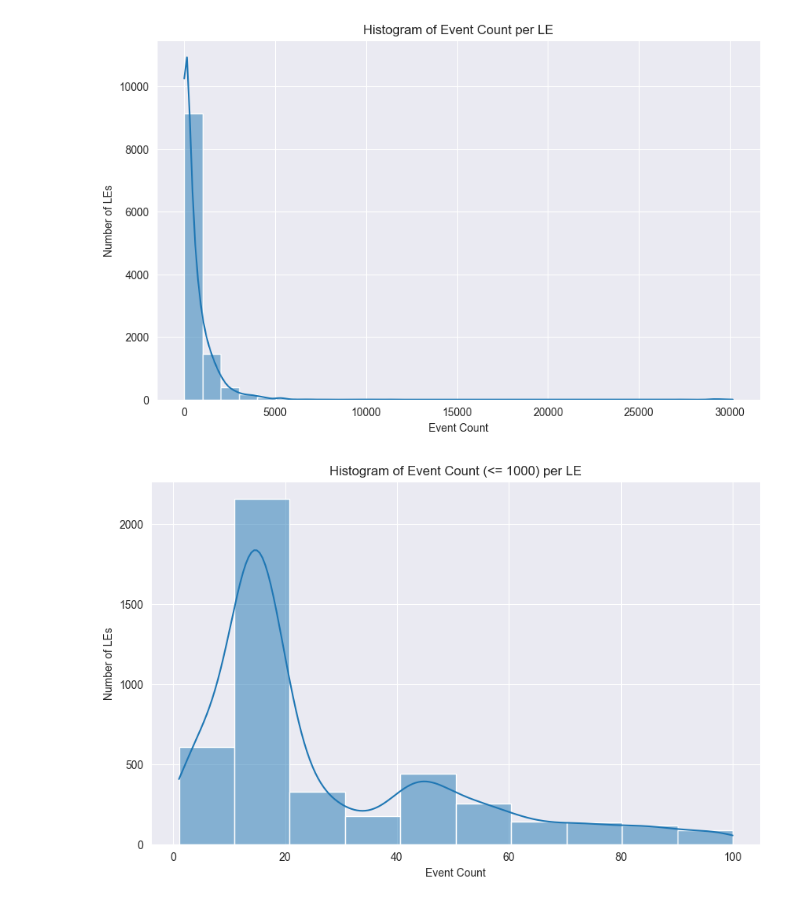
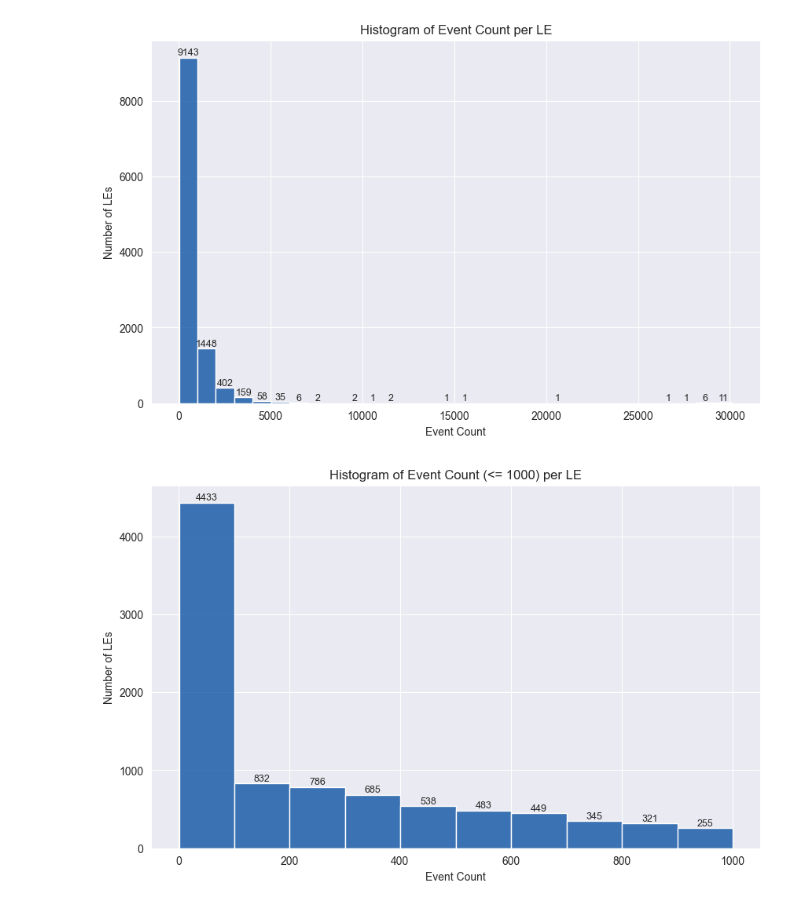
Before and after one commit to hseptiani/iis-seminar, a Jupyter notebook: analysis.ipynb, the cells around one changed output. Cells and saved outputs as stored; diff of their text form; code cells hidden in the pictures.

```diff
--- a/analysis.ipynb
+++ b/analysis.ipynb
@@ -127,7 +119,7 @@ def format_paths(path_list):
     return ''
 
 # run the formatting only once, if needed to refresh the dataframe then re-do from the top
-# dt_path_movement_finished['paths'] = dt_path_movement_finished['paths'].apply(format_paths)
+dt_path_movement_finished['paths'] = dt_path_movement_finished['paths'].apply(format_paths)
 # %%
 # combine several table to know the movement of each le
 
@@ -267,25 +267,58 @@ combined_alert_df = pd.concat([alerts_received_df, alerts_handled_df, alerts_pro
 combined_alert_df = combined_alert_df.sort_values(by=['timestamp'])
 # %%
 plt.figure(figsize=(10, 6))
-sns.histplot(le_event_summary['event_count'], bins=30, kde=True)
+rgb_wiso = (0, 74, 159)
+custom_rgb = tuple([x / 255 for x in rgb_wiso])
+sns.histplot(le_event_summary['event_count'], bins=30, color=custom_rgb)
+ax = plt.gca()
+
+# Add text labels above the bars
+for p in ax.patches:
+    height = p.get_height()
+    if height > 0:  # skip empty bars
+        ax.text(
+            x=p.get_x() + p.get_width() / 2,
+            y=height,
+            s=int(height),
+            ha='center',
+            va='bottom',
+            fontsize=9
+        )
+
 plt.title('Histogram of Event Count per LE')
 plt.xlabel('Event Count')
 plt.ylabel('Number of LEs')
 plt.grid(True)
 plt.show()
 # %% [output]
-[figure, old version]
+[figure, new version]
 # %%
 # Filter only rows with event_count <= 1000
-filtered_summary = le_event_summary[le_event_summary['event_count'] <= 100]
+filtered_summary = le_event_summary[le_event_summary['event_count'] <= 1000]
 
 # Plot the histogram for the filtered data
 plt.figure(figsize=(10, 6))
-sns.histplot(filtered_summary['event_count'], bins=10, kde=True)
+rgb_wiso = (0, 74, 159)
+custom_rgb = tuple([x / 255 for x in rgb_wiso])
+sns.histplot(filtered_summary['event_count'], bins=10, color=custom_rgb)
+ax = plt.gca()
+
+# Add text labels above the bars
+for p in ax.patches:
+    height = p.get_height()
+    if height > 0:  # skip empty bars
+        ax.text(
+            x=p.get_x() + p.get_width() / 2,
+            y=height,
+            s=int(height),
+            ha='center',
+            va='bottom',
+            fontsize=9
+        )
 plt.title('Histogram of Event Count (<= 1000) per LE')
 plt.xlabel('Event Count')
 plt.ylabel('Number of LEs')
 plt.grid(True)
 plt.show()
 # %% [output]
-[figure, old version]
+[figure, new version]
```
Also changed, not shown: parts of 29 cells of this notebook, 18 other files.
